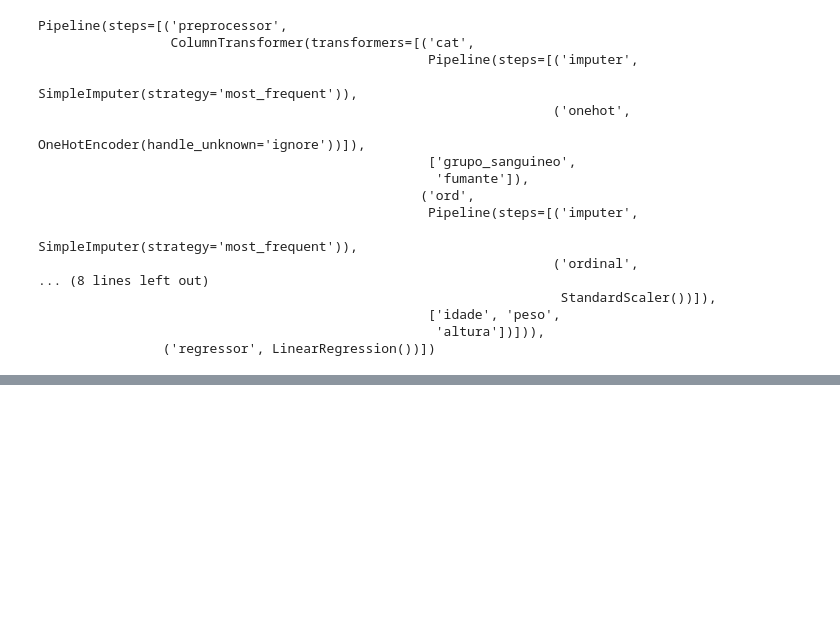
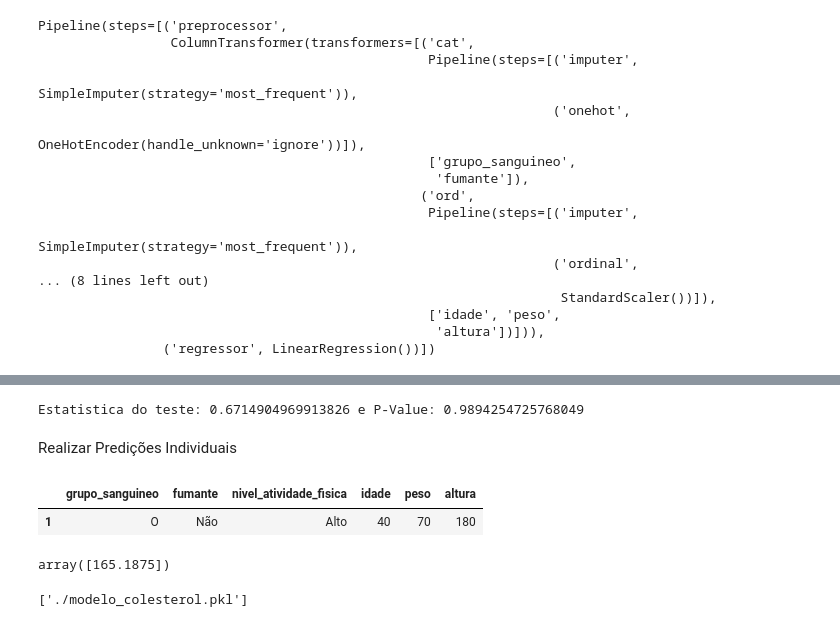
Before and after one commit to gcoelho3008/regressao_linear_multipla_nivel_colesterol, a Jupyter notebook: modelo_colesterol.ipynb, the cells around one changed output, grey strips where cells are left out. Saved outputs shown, nothing was run; the diff lists cells and outputs as text; code cells hidden in the pictures; blank space fills up the shorter version.

```diff
--- a/modelo_colesterol.ipynb
+++ b/modelo_colesterol.ipynb
@@ -403,0 +514,33 @@ Pipeline(steps=[('preprocessor',
+# %%
+test_goldfeldquandt = het_goldfeldquandt(residuos, X_test_transformed)
+stat_goldfeldquandt = test_goldfeldquandt[0]
+p_value_goldfeldquandt = test_goldfeldquandt[1]
+print('Estatistica do teste: {} e P-Value: {}'.format(stat_goldfeldquandt, p_value_goldfeldquandt))
+# %% [output]
+Estatistica do teste: 0.6714904969913826 e P-Value: 0.9894254725768049
+# %% [markdown]
+Realizar Predições Individuais
+# %%
+predicao_individual = {
+    'grupo_sanguineo': 'O',
+    'fumante': 'Não',
+    'nivel_atividade_fisica': 'Alto',
+    'idade': 40,
+    'peso': 70,
+    'altura': 180
+}
+sample_df = pd.DataFrame(predicao_individual, index=[1])
+# %%
+sample_df
+# %% [output]
+|  | grupo_sanguineo | fumante | nivel_atividade_fisica | idade | peso | altura |
+| 1 | O | Não | Alto | 40 | 70 | 180 |
+# %%
+# Predição
+model_regressor.predict(sample_df)
+# %% [output]
+array([165.1875])
+# %%
+joblib.dump(model_regressor, './modelo_colesterol.pkl')
+# %% [output]
+['./modelo_colesterol.pkl']
```
Also changed, not shown: parts of 21 cells of this notebook, 3 other files.
